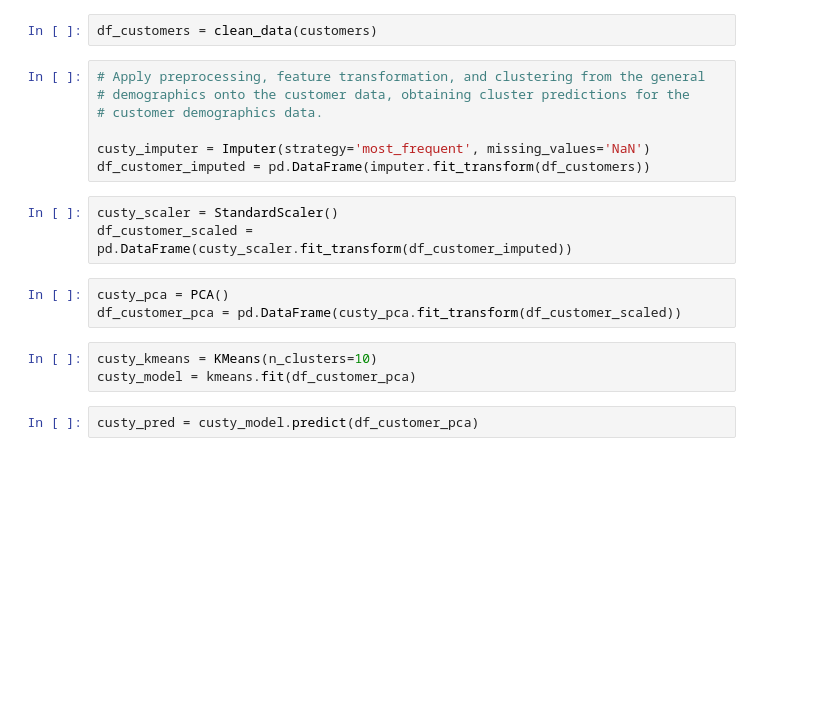
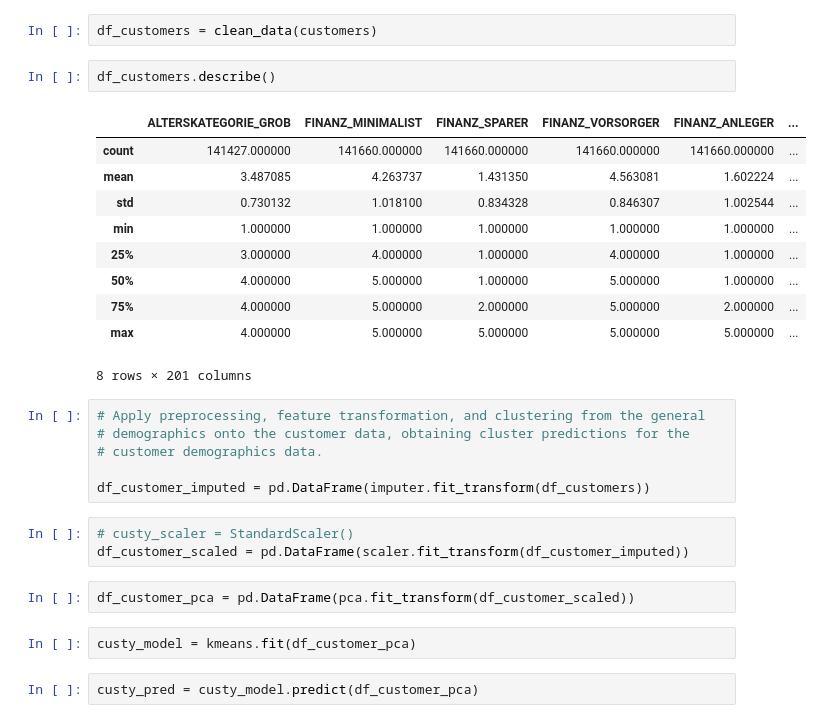
Before and after one commit to jackwardell/IdentifyCustomerSegments, a Jupyter notebook: Identify_Customer_Segments.ipynb, the cells around one changed output. Cells and saved outputs as stored; diff of their text form; blank space fills up the shorter version.

```diff
--- a/Identify_Customer_Segments.ipynb
+++ b/Identify_Customer_Segments.ipynb
@@ -1044,21 +1023,31 @@ len(customers.columns)
 85
 # %%
 df_customers = clean_data(customers)
+# %%
+df_customers.describe()
+# %% [output]
+|  | ALTERSKATEGORIE_GROB | FINANZ_MINIMALIST | FINANZ_SPARER | FINANZ_VORSORGER | FINANZ_ANLEGER | ... |
+| count | 141427.000000 | 141660.000000 | 141660.000000 | 141660.000000 | 141660.000000 | ... |
+| mean | 3.487085 | 4.263737 | 1.431350 | 4.563081 | 1.602224 | ... |
+| std | 0.730132 | 1.018100 | 0.834328 | 0.846307 | 1.002544 | ... |
+| min | 1.000000 | 1.000000 | 1.000000 | 1.000000 | 1.000000 | ... |
+| 25% | 3.000000 | 4.000000 | 1.000000 | 4.000000 | 1.000000 | ... |
+| 50% | 4.000000 | 5.000000 | 1.000000 | 5.000000 | 1.000000 | ... |
+| 75% | 4.000000 | 5.000000 | 2.000000 | 5.000000 | 2.000000 | ... |
+| max | 4.000000 | 5.000000 | 5.000000 | 5.000000 | 5.000000 | ... |
+8 rows × 201 columns
 # %%
 # Apply preprocessing, feature transformation, and clustering from the general
 # demographics onto the customer data, obtaining cluster predictions for the
 # customer demographics data.
 
-custy_imputer = Imputer(strategy='most_frequent', missing_values='NaN')
 df_customer_imputed = pd.DataFrame(imputer.fit_transform(df_customers))
 # %%
-custy_scaler = StandardScaler()
-df_customer_scaled = pd.DataFrame(custy_scaler.fit_transform(df_customer_imputed))
+# custy_scaler = StandardScaler()
+df_customer_scaled = pd.DataFrame(scaler.fit_transform(df_customer_imputed))
 # %%
-custy_pca = PCA()
-df_customer_pca = pd.DataFrame(custy_pca.fit_transform(df_customer_scaled))
+df_customer_pca = pd.DataFrame(pca.fit_transform(df_customer_scaled))
 # %%
-custy_kmeans = KMeans(n_clusters=10)
 custy_model = kmeans.fit(df_customer_pca)
 # %%
 custy_pred = custy_model.predict(df_customer_pca)
```
Also changed, not shown: parts of 38 cells of this notebook, 2 other files.
